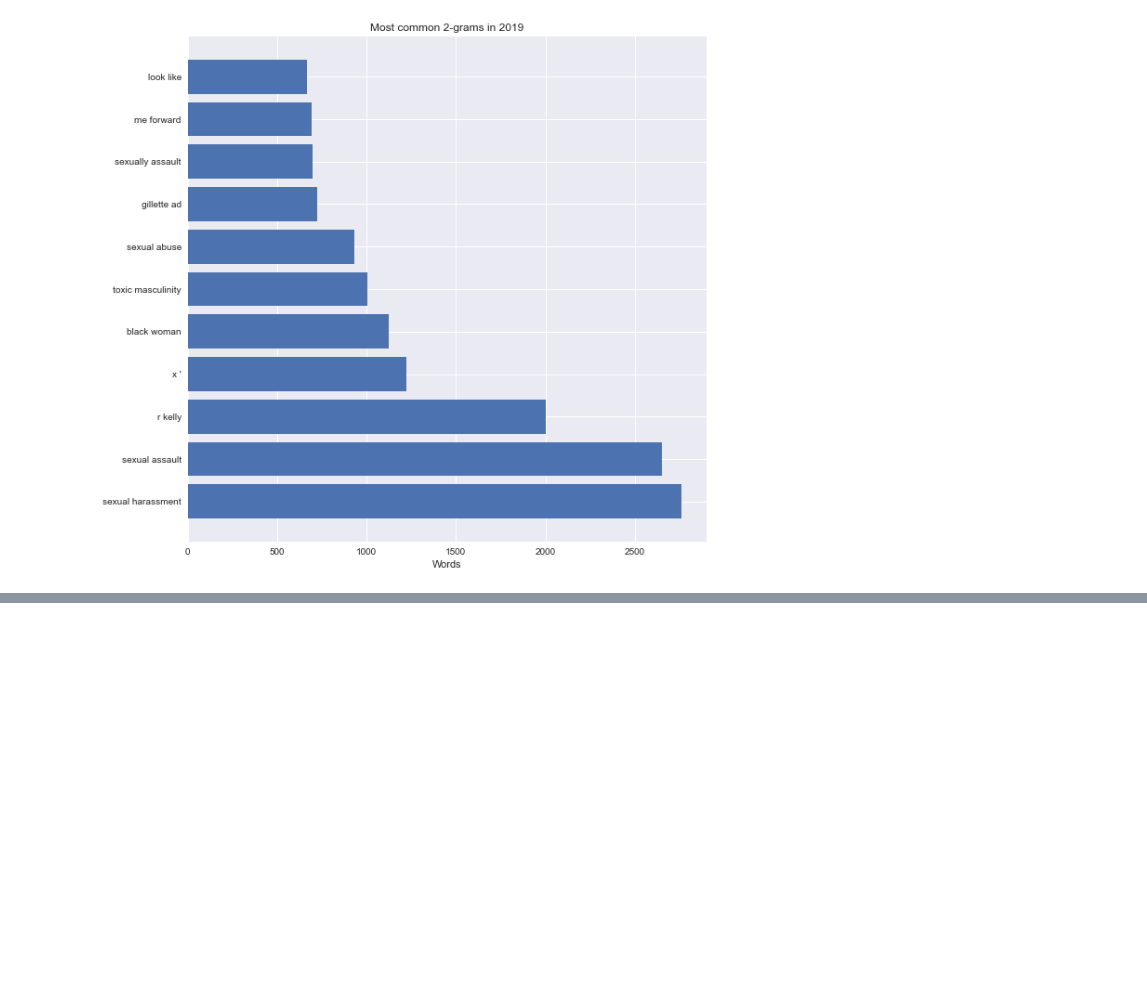
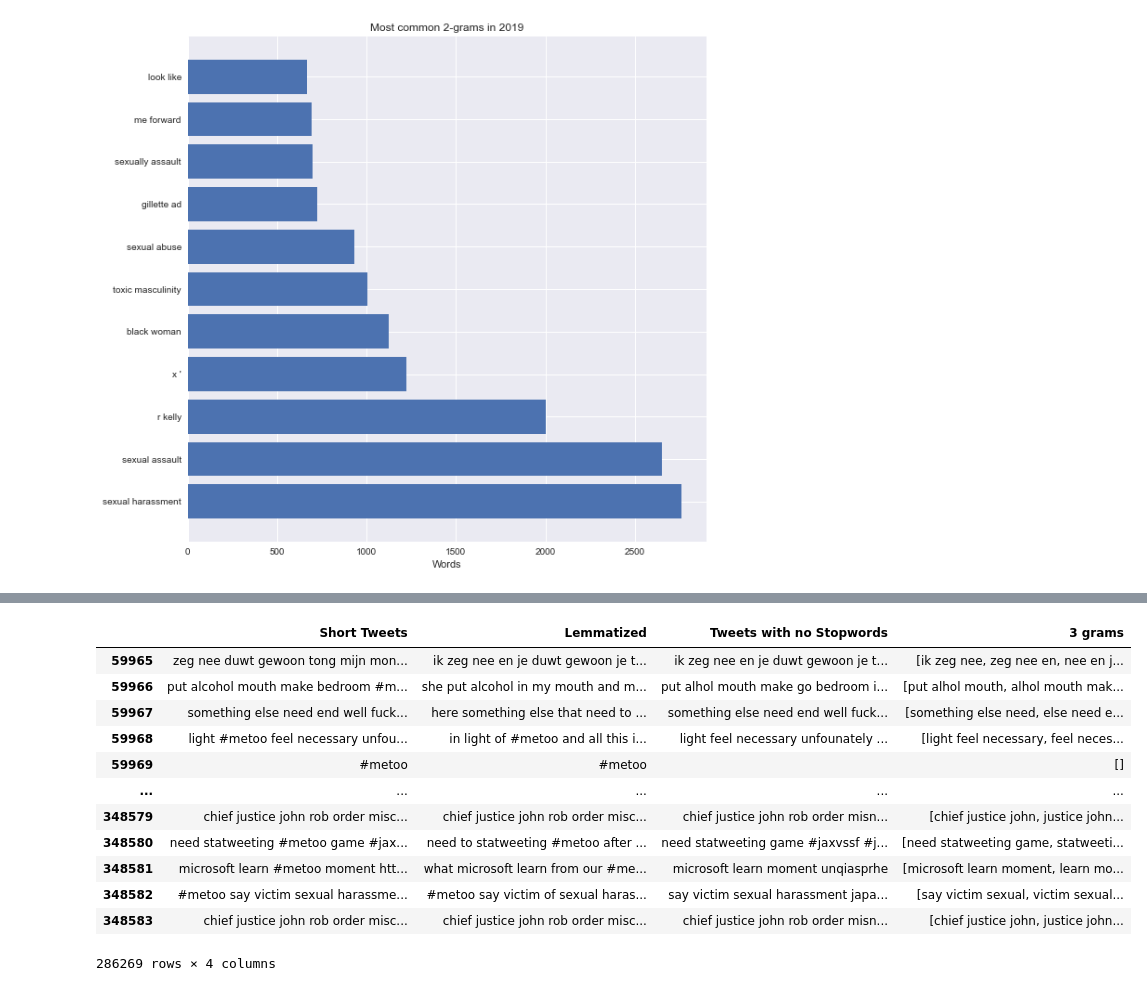
Before and after one commit to shilpakancharla/metoo-classification, a Jupyter notebook: Exploration.ipynb, the cells around one changed output, grey strips where cells are left out. Saved outputs shown, nothing was run; the diff lists cells and outputs as text; code cells hidden in the pictures; blank space fills up the shorter version.

```diff
--- a/Exploration.ipynb
+++ b/Exploration.ipynb
@@ -491,3 +491,7 @@ Text(0.5, 1.0, 'Most common 2-grams in 2019')
 [figure]
 [figure]
 [figure]
+# %%
+# Building 3-grams
+df_2017_3_grams = df_2017[['Short Tweets', 'Lemmatized', 'Tweets with no Stopwords']]
+df_2017_3_grams
@@ -493,0 +512,15 @@ Text(0.5, 1.0, 'Most common 2-grams in 2019')
+# %%
+df_2017_3_grams['Tweets with no Stopwords'] = df_2017_3_grams['Tweets with no Stopwords'].str.replace("# ", "#")
+df_2017_3_grams['Tweets with no Stopwords'] = df_2017_3_grams['Tweets with no Stopwords'].str.replace(" n't", "n't")
+df_2017_3_grams['Tweets with no Stopwords'] = df_2017_3_grams['Tweets with no Stopwords'].str.replace(" '", "'")
+df_2017_3_grams['Tweets with no Stopwords'] = df_2017_3_grams['Tweets with no Stopwords'].str.replace("gon na", "gonna")
+df_2017_3_grams['Tweets with no Stopwords'] = df_2017_3_grams['Tweets with no Stopwords'].str.replace("' m", "'m")
+df_2017_3_grams['Tweets with no Stopwords'] = df_2017_3_grams['Tweets with no Stopwords'].str.replace("' ve", "'ve")
+df_2017_3_grams['Tweets with no Stopwords'] = df_2017_3_grams['Tweets with no Stopwords'].str.replace("' re", "'re")
+df_2017_3_grams['Tweets with no Stopwords'] = df_2017_3_grams['Tweets with no Stopwords'].str.replace("' ll", "'ll")
+df_2017_3_grams['Tweets with no Stopwords'] = df_2017_3_grams['Tweets with no Stopwords'].str.replace("wan na", "wanna")
+df_2017_3_grams['Tweets with no Stopwords'] = df_2017_3_grams['Tweets with no Stopwords'].str.replace("http", "")
+df_2017_3_grams['Tweets with no Stopwords'] = df_2017_3_grams['Tweets with no Stopwords'].str.replace("https", "")
+df_2017_3_grams['Tweets with no Stopwords'] = df_2017_3_grams['Tweets with no Stopwords'].str.replace("co", "")
+df_2017_3_grams['Tweets with no Stopwords'] = df_2017_3_grams['Tweets with no Stopwords'].str.replace("#metoo", "")
+df_2017_3_grams.head()
@@ -493,0 +534,17 @@ Text(0.5, 1.0, 'Most common 2-grams in 2019')
+# %%
+df_2017_3_grams['3 grams'] = df_2017_3_grams['Tweets with no Stopwords'].apply(lambda x: [' '.join(ng) for ng in everygrams(tokenize(x), 3, 3)])
+df_2017_3_grams
+# %% [output]
+|  | Short Tweets | Lemmatized | Tweets with no Stopwords | 3 grams |
+| 59965 | zeg nee duwt gewoon tong mijn mon... | ik zeg nee en je duwt gewoon je t... | ik zeg nee en je duwt gewoon je t... | [ik zeg nee, zeg nee en, nee en j... |
+| 59966 | put alcohol mouth make bedroom #m... | she put alcohol in my mouth and m... | put alhol mouth make go bedroom i... | [put alhol mouth, alhol mouth mak... |
+| 59967 | something else need end well fuck... | here something else that need to ... | something else need end well fuck... | [something else need, else need e... |
+| 59968 | light #metoo feel necessary unfou... | in light of #metoo and all this i... | light feel necessary unfounately ... | [light feel necessary, feel neces... |
+| 59969 | #metoo | #metoo |  | [] |
+| ... | ... | ... | ... | ... |
+| 348579 | chief justice john rob order misc... | chief justice john rob order misc... | chief justice john rob order misn... | [chief justice john, justice john... |
+| 348580 | need statweeting #metoo game #jax... | need to statweeting #metoo after ... | need statweeting game #jaxvssf #j... | [need statweeting game, statweeti... |
+| 348581 | microsoft learn #metoo moment htt... | what microsoft learn from our #me... | microsoft learn moment unqiasprhe | [microsoft learn moment, learn mo... |
+| 348582 | #metoo say victim sexual harassme... | #metoo say victim of sexual haras... | say victim sexual harassment japa... | [say victim sexual, victim sexual... |
+| 348583 | chief justice john rob order misc... | chief justice john rob order misc... | chief justice john rob order misn... | [chief justice john, justice john... |
+286269 rows × 4 columns
```
Also changed, not shown: parts of 12 cells of this notebook.
